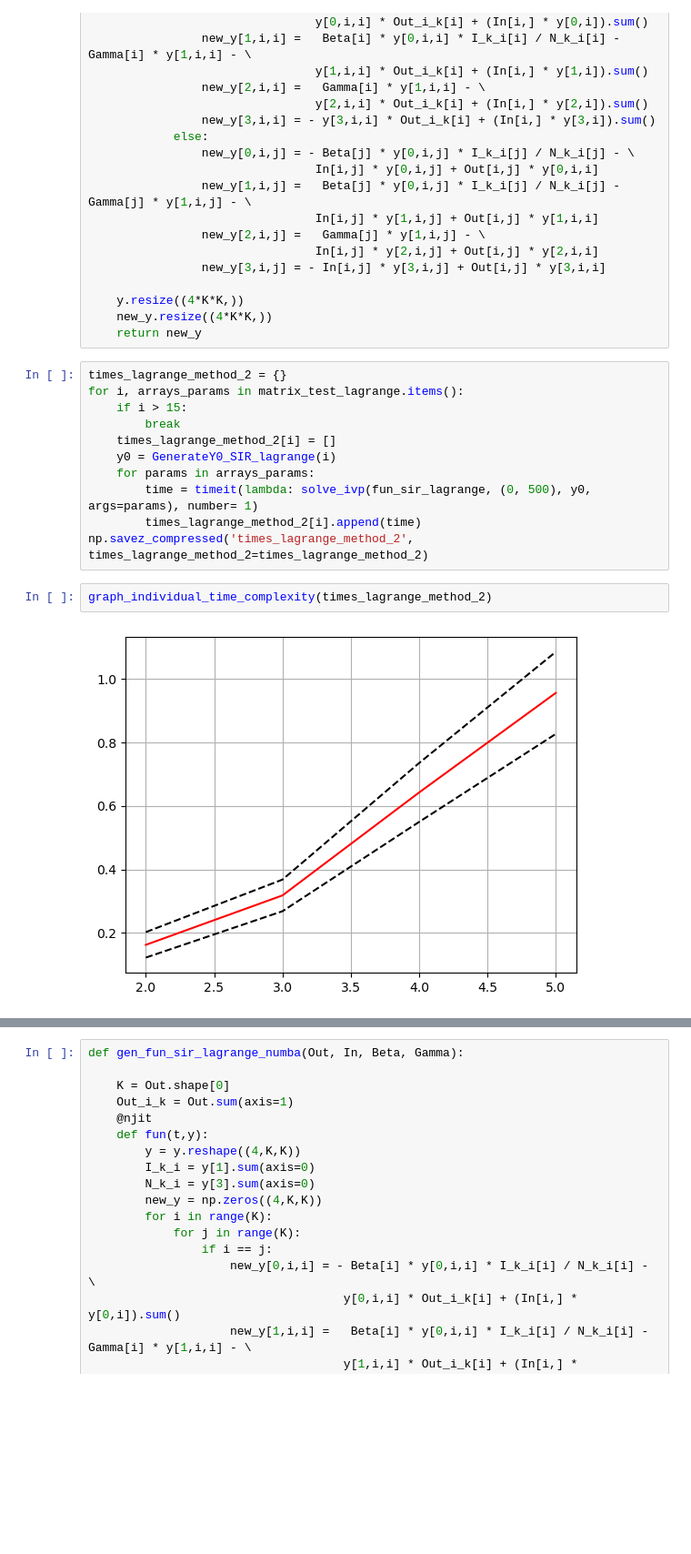
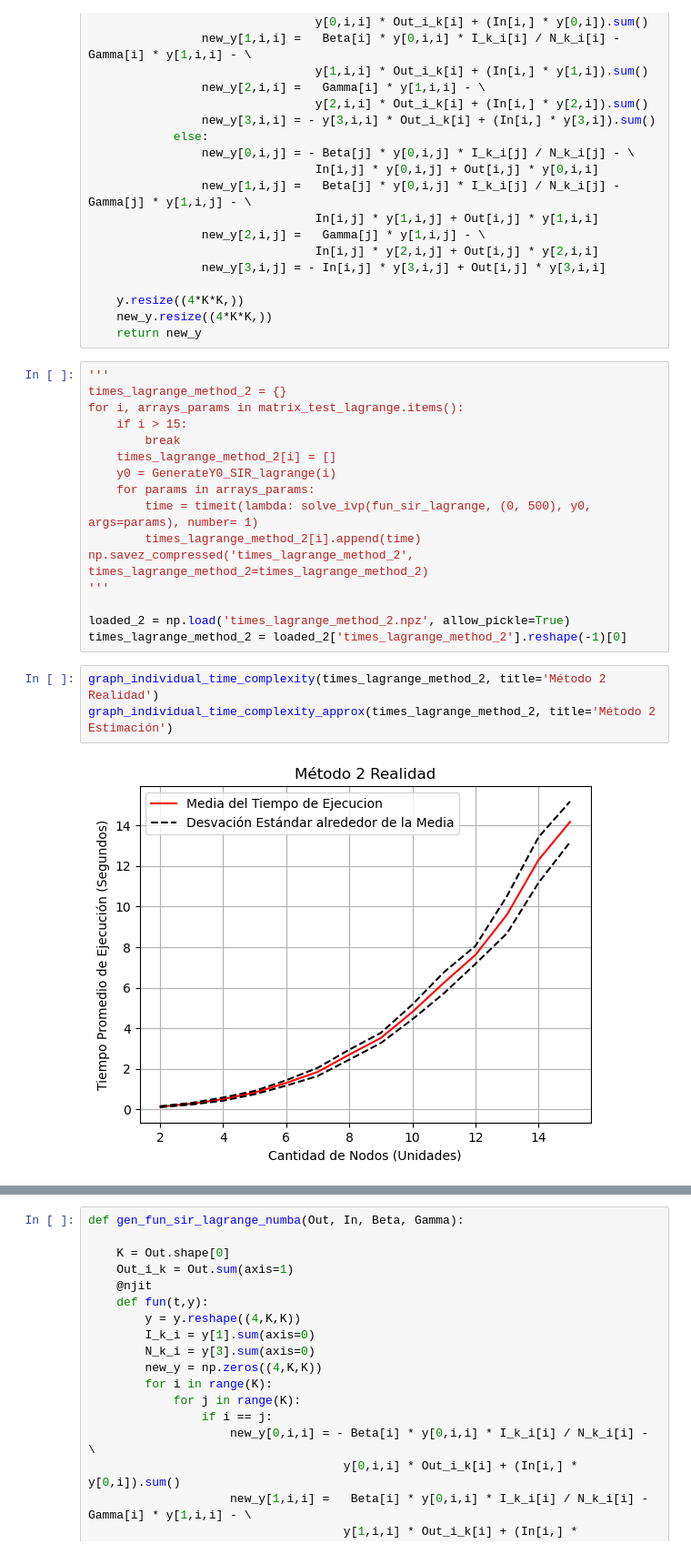
Before and after one commit to LazaroDGM/MetapopulationEpidemicModels, a Jupyter notebook: experiments/experiment_02/experiment_02.ipynb, the cells around one changed output, grey strips where cells are left out. Shown: that part at 91% size. Saved outputs shown, nothing was run; the diff lists cells and outputs as text; blank space fills up the shorter version.

```diff
--- a/experiments/experiment_02/experiment_02.ipynb
+++ b/experiments/experiment_02/experiment_02.ipynb
@@ -146,6 +215,7 @@ def fun_sir_lagrange(t,y,Out, In, Beta, Gamma):
     new_y.resize((4*K*K,))
     return new_y
 # %%
+'''
 times_lagrange_method_2 = {}
 for i, arrays_params in matrix_test_lagrange.items():
     if i > 15:
@@ -156,7 +226,12 @@ for i, arrays_params in matrix_test_lagrange.items():
         time = timeit(lambda: solve_ivp(fun_sir_lagrange, (0, 500), y0, args=params), number= 1)
         times_lagrange_method_2[i].append(time)
 np.savez_compressed('times_lagrange_method_2', times_lagrange_method_2=times_lagrange_method_2)
+'''
+
+loaded_2 = np.load('times_lagrange_method_2.npz', allow_pickle=True)
+times_lagrange_method_2 = loaded_2['times_lagrange_method_2'].reshape(-1)[0]
-# %%
-graph_individual_time_complexity(times_lagrange_method_2)
-# %% [output]
-[figure, removed]
+# %%
+graph_individual_time_complexity(times_lagrange_method_2, title='Método 2 Realidad')
+graph_individual_time_complexity_approx(times_lagrange_method_2, title='Método 2 Estimación')
+# %% [output]
+[figure, added]
```
Also changed, not shown: parts of 23 cells of this notebook.
